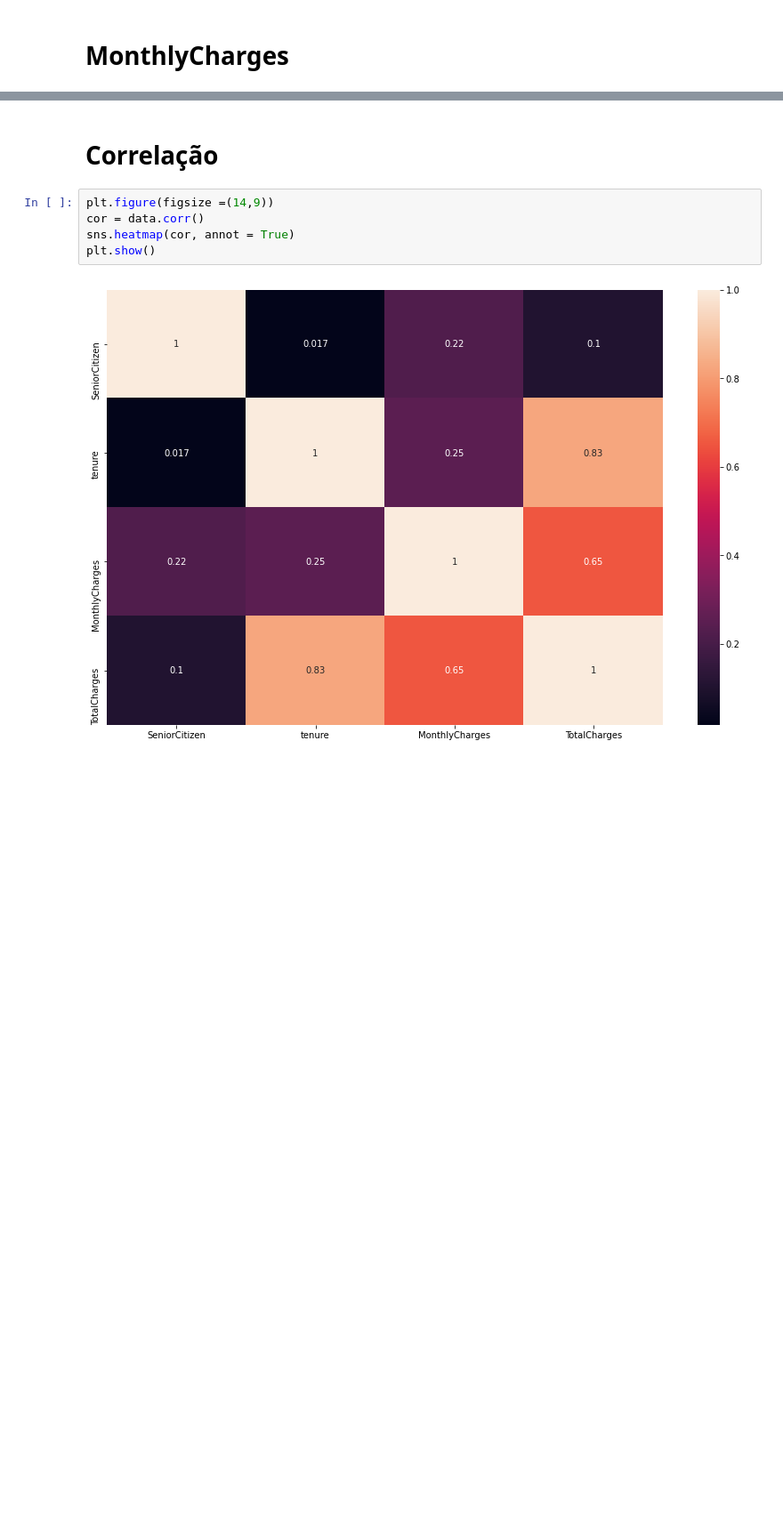
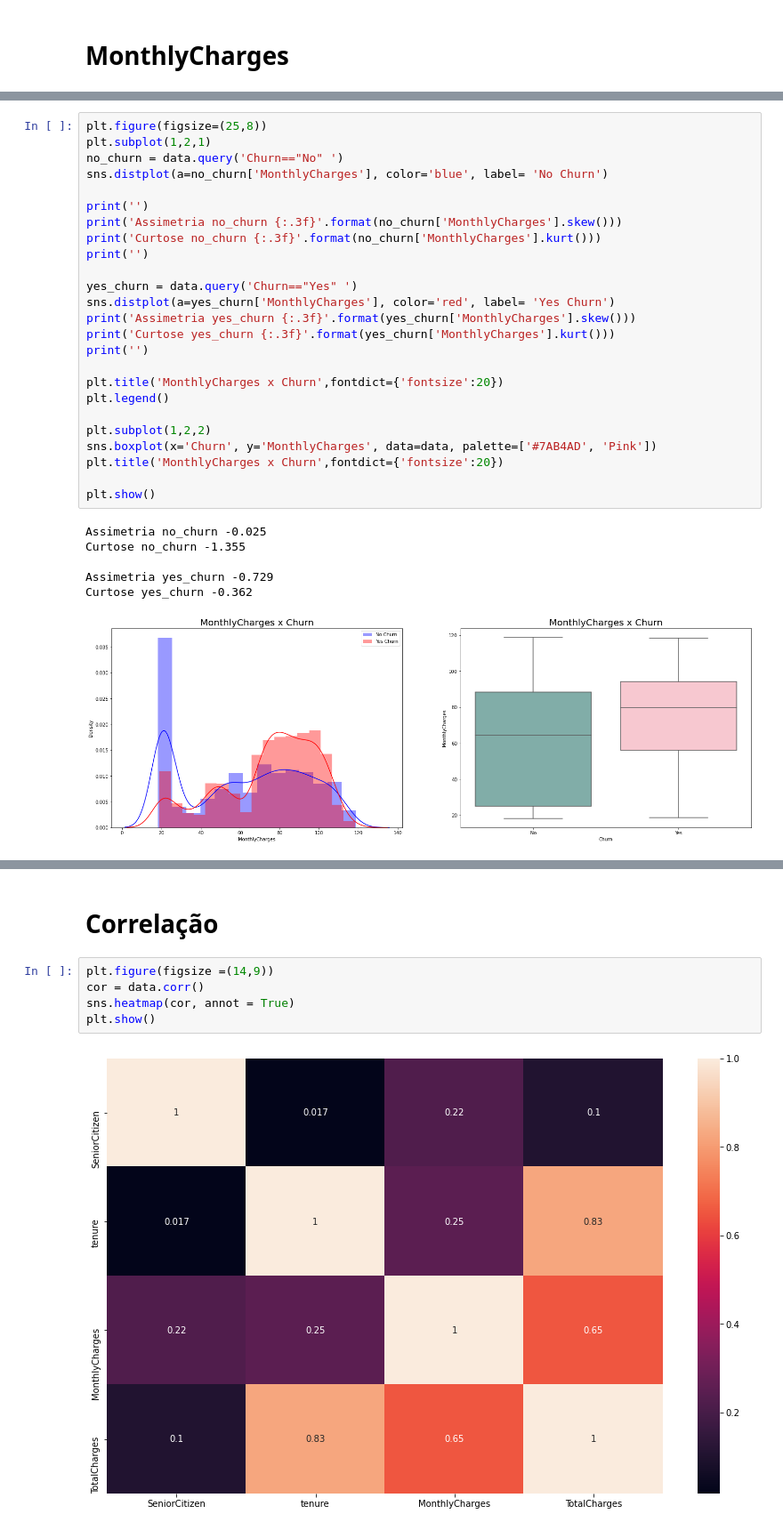
Before and after one commit to AnizioCampos/-Data-App-churn-prediction, a Jupyter notebook: Churn_Prediction.ipynb, the cells around one changed output, grey strips where cells are left out. Shown at 89% size. Cells and saved outputs as stored; diff of their text form; blank space fills up the shorter version.

Commit message:
Churn Prediction
added:
outliers withdraw

```diff
--- a/Churn_Prediction.ipynb
+++ b/Churn_Prediction.ipynb
@@ -580,0 +614,32 @@ Insights:
+# %%
+plt.figure(figsize=(25,8))
+plt.subplot(1,2,1)
+no_churn = data.query('Churn=="No" ')
+sns.distplot(a=no_churn['MonthlyCharges'], color='blue', label= 'No Churn')
+
+print('')
+print('Assimetria no_churn {:.3f}'.format(no_churn['MonthlyCharges'].skew()))
+print('Curtose no_churn {:.3f}'.format(no_churn['MonthlyCharges'].kurt()))
+print('')
+
+yes_churn = data.query('Churn=="Yes" ')
+sns.distplot(a=yes_churn['MonthlyCharges'], color='red', label= 'Yes Churn')
+print('Assimetria yes_churn {:.3f}'.format(yes_churn['MonthlyCharges'].skew()))
+print('Curtose yes_churn {:.3f}'.format(yes_churn['MonthlyCharges'].kurt()))
+print('')
+
+plt.title('MonthlyCharges x Churn',fontdict={'fontsize':20})
+plt.legend()
+
+plt.subplot(1,2,2)
+sns.boxplot(x='Churn', y='MonthlyCharges', data=data, palette=['#7AB4AD', 'Pink'])
+plt.title('MonthlyCharges x Churn',fontdict={'fontsize':20})
+
+plt.show()
+# %% [output]
+Assimetria no_churn -0.025
+Curtose no_churn -1.355
+
+Assimetria yes_churn -0.729
+Curtose yes_churn -0.362
+[figure, added]
```
Also changed, not shown: parts of 11 cells of this notebook.
